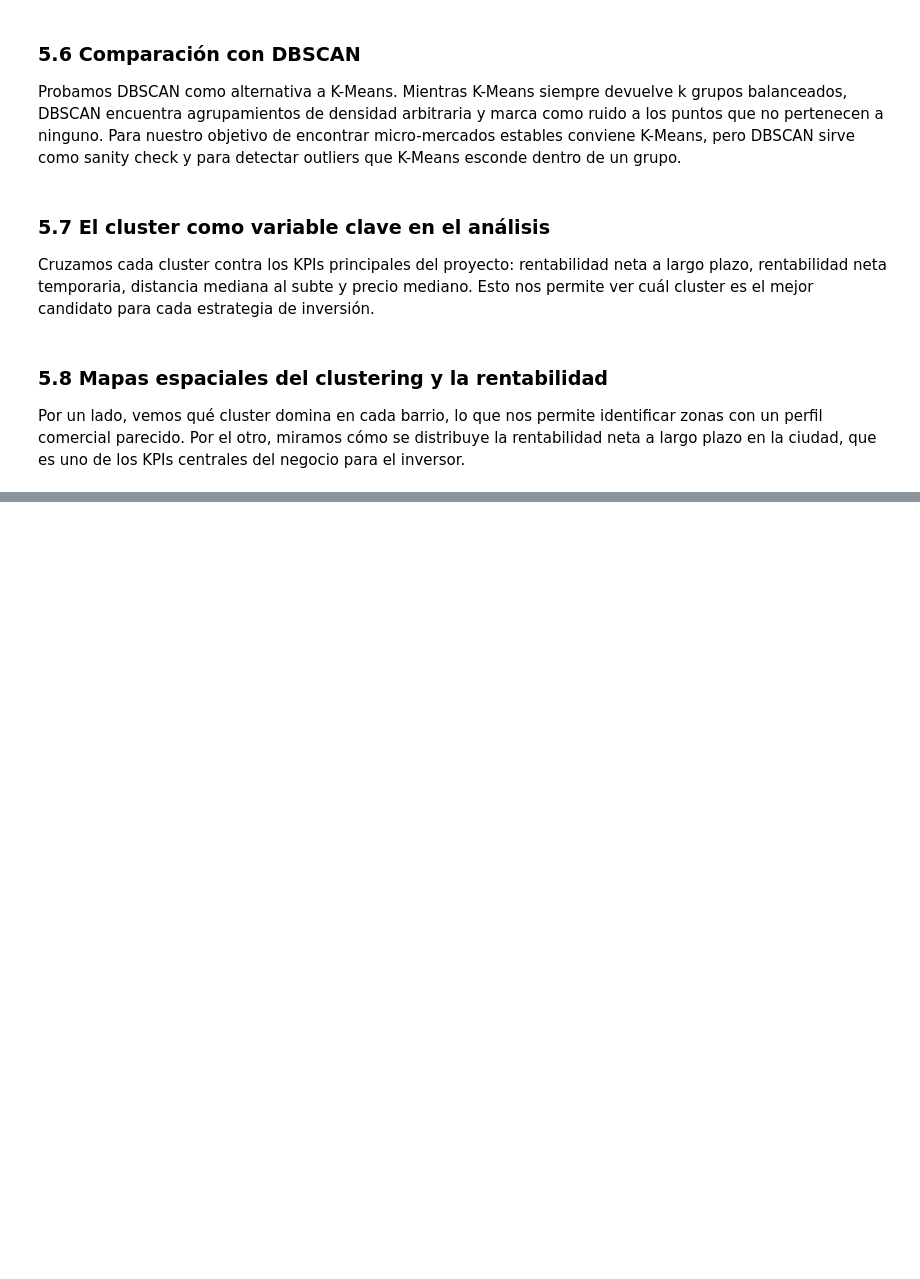
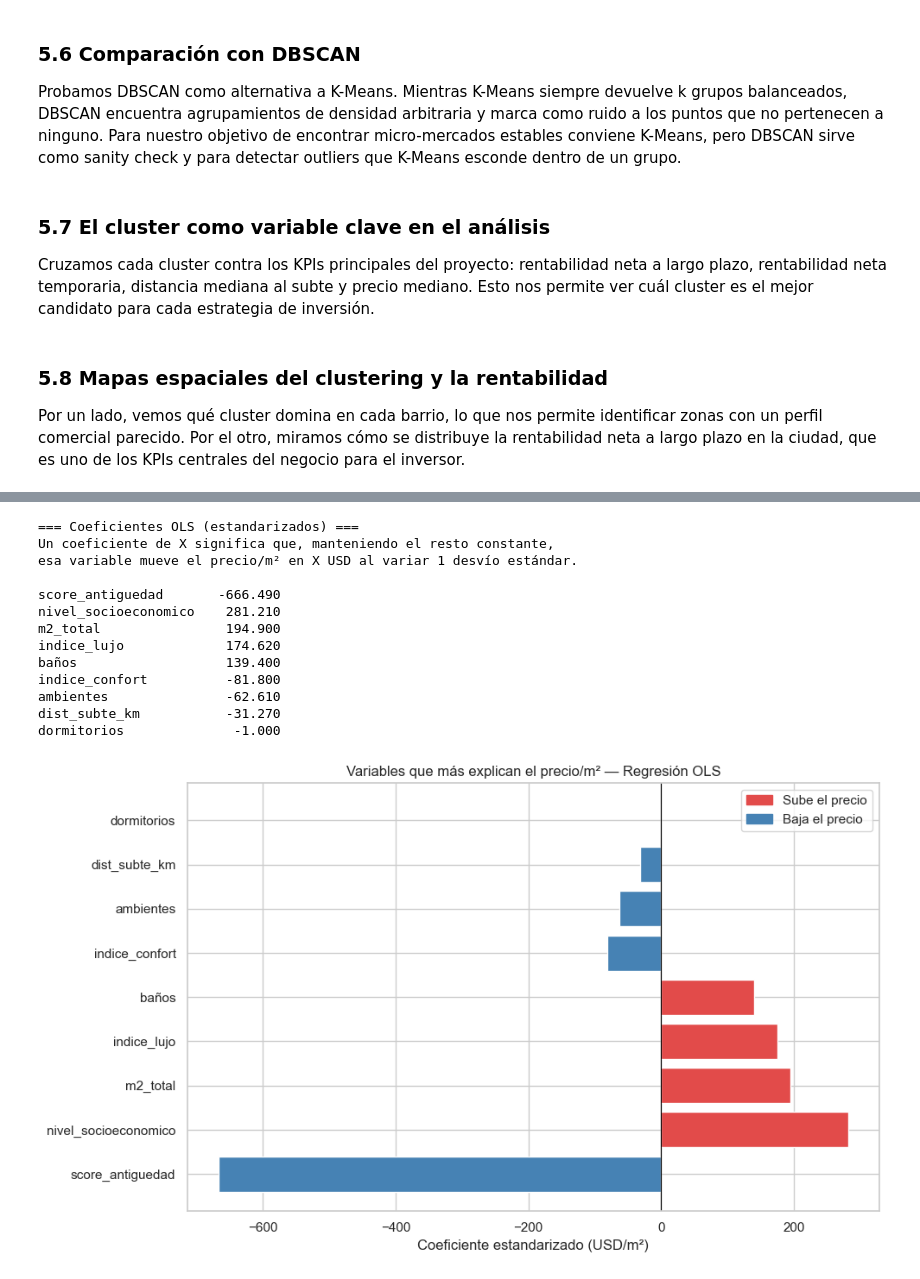
Before and after one commit to clararodriguezacevedo/descriptiva-real-estate, a Jupyter notebook: notebooks/TP3_Grupo_1.ipynb, the cells around one changed output, grey strips where cells are left out. Drawn from its saved outputs; the diff is of its cells as text; code cells hidden in the pictures; blank space fills up the shorter version.

Commit message:
minor fixes and beginning of Model analysis

```diff
--- a/notebooks/TP3_Grupo_1.ipynb
+++ b/notebooks/TP3_Grupo_1.ipynb
@@ -1723,0 +1885,40 @@ print(top_rent_clusters.to_string())
+# %%
+# ── Coeficientes del mejor modelo lineal ─────────────────────────
+# Usamos OLS para máxima interpretabilidad de coeficientes
+pipe_ols = modelos_precio['OLS (sin regularización)']
+coefs = pd.Series(
+    pipe_ols.named_steps['model'].coef_,
+    index=features_ok
+).sort_values(key=abs, ascending=False)
+
+print('\n=== Coeficientes OLS (estandarizados) ===')
+print('Un coeficiente de X significa que, manteniendo el resto constante,')
+print('esa variable mueve el precio/m² en X USD al variar 1 desvío estándar.\n')
+print(coefs.round(2).to_string())
+
+fig, ax = plt.subplots(figsize=(10, 6))
+colores_coef = ['#E24B4A' if c > 0 else 'steelblue' for c in coefs]
+ax.barh(coefs.index, coefs.values, color=colores_coef, edgecolor='white')
+ax.axvline(0, color='black', linewidth=0.8)
+ax.set_xlabel('Coeficiente estandarizado (USD/m²)')
+ax.set_title('Variables que más explican el precio/m² — Regresión OLS')
+patch_pos = mpatches.Patch(color='#E24B4A', label='Sube el precio')
+patch_neg = mpatches.Patch(color='steelblue', label='Baja el precio')
+ax.legend(handles=[patch_pos, patch_neg])
+plt.tight_layout()
+plt.show()
+# %% [output]
+=== Coeficientes OLS (estandarizados) ===
+Un coeficiente de X significa que, manteniendo el resto constante,
+esa variable mueve el precio/m² en X USD al variar 1 desvío estándar.
+
+score_antiguedad       -666.490
+nivel_socioeconomico    281.210
+m2_total                194.900
+indice_lujo             174.620
+baños                   139.400
+indice_confort          -81.800
+ambientes               -62.610
+dist_subte_km           -31.270
+dormitorios              -1.000
+[figure, added]
```
Also changed, not shown: parts of 23 cells of this notebook.
